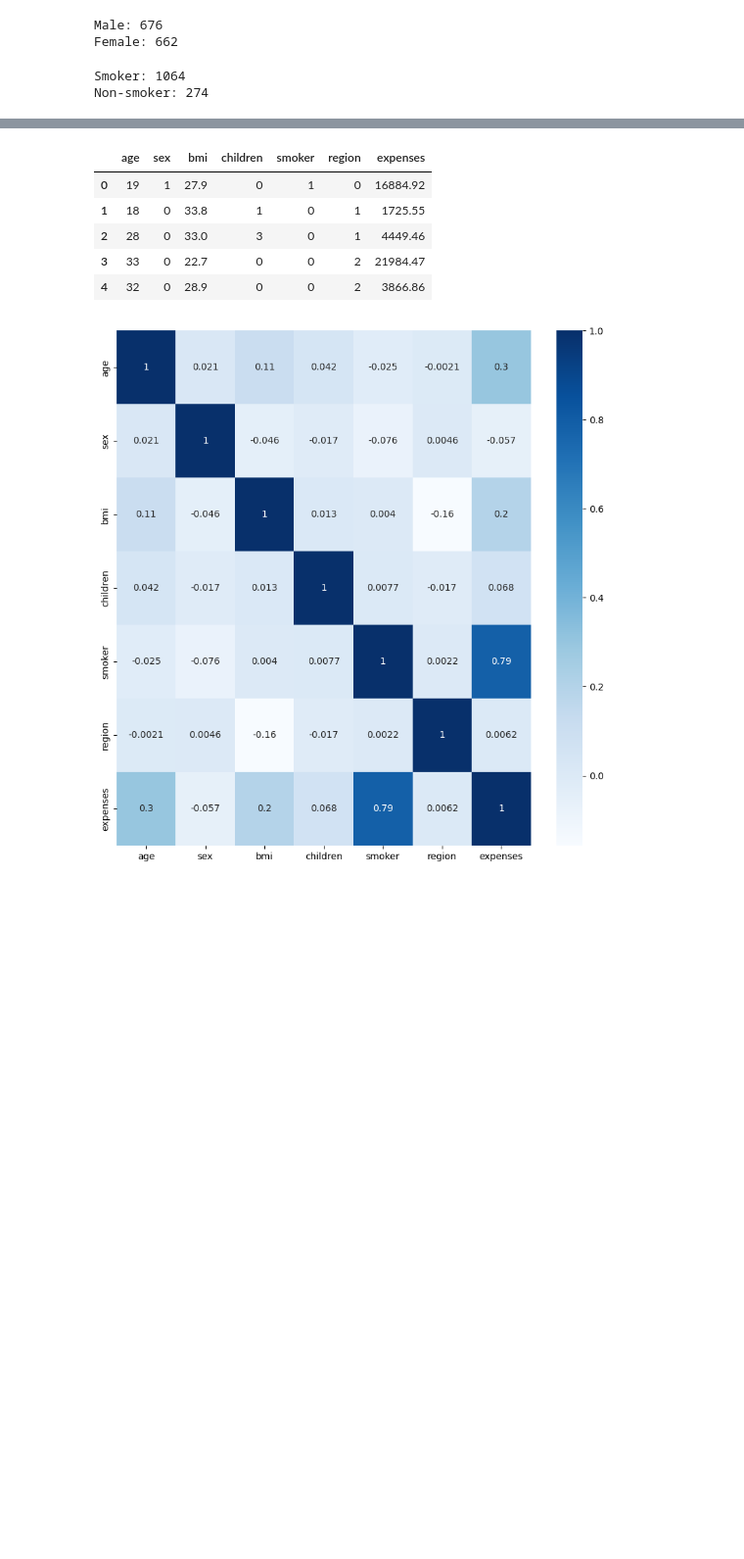
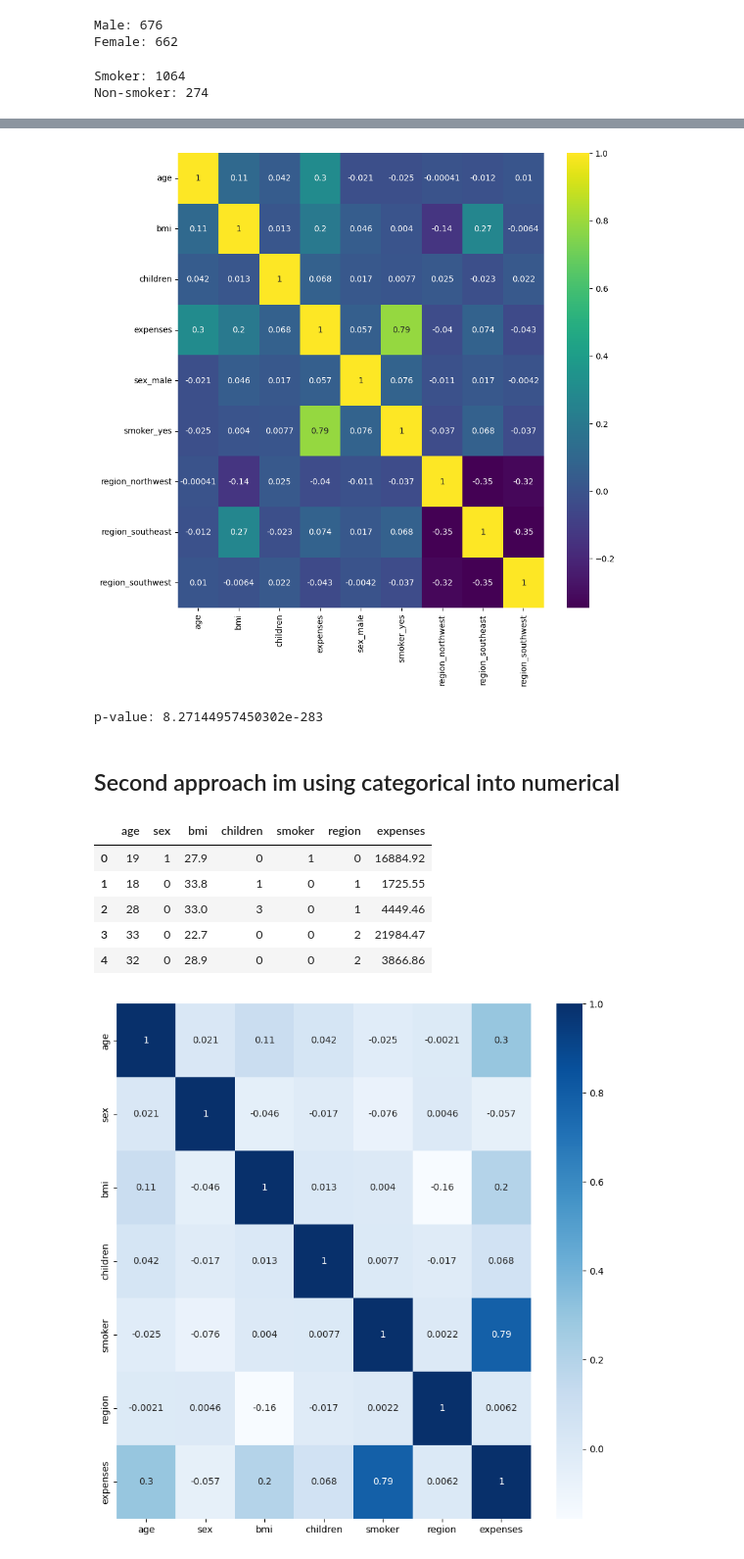
Before and after one commit to abhinowo/LP-DA, a Jupyter notebook: insuranceSeries/lp-1/premiumPrediction.ipynb, the cells around one changed output, grey strips where cells are left out. Shown at 98% size. Cells and saved outputs as stored; diff of their text form; code cells hidden in the pictures; blank space fills up the shorter version.

```diff
--- a/insuranceSeries/lp-1/premiumPrediction.ipynb
+++ b/insuranceSeries/lp-1/premiumPrediction.ipynb
@@ -88,0 +111,5 @@ Non-smoker: 274
+# %%
+# one hot encoding for categorical columns
+
+df_oh = pd.get_dummies(df, drop_first=True)
+df_oh.head()
@@ -89,3 +123,31 @@ Non-smoker: 274
+# %%
+# let see the correlation of each column with each other
+
+plt.figure(figsize=(10, 10))
+sns.heatmap(df_oh.corr(), annot=True, cmap='viridis')
+plt.show()
+# %% [output]
+[figure, added]
+# %%
+# find the annova test, using hypothesis testing
+
+# H0: There is no significant difference between smoker and non-smoker
+# H1: There is significant difference between smoker and non-smoker
+
+# p-value is less than 0.05, so we reject the null hypothesis and accept the alternate hypothesis
+# find the annova test
+
+from scipy.stats import f_oneway
+
+smoker = df_oh[df_oh['smoker_yes'] == 1]['expenses']
+non_smoker = df_oh[df_oh['smoker_yes'] == 0]['expenses']
+
+f_oneway(smoker, non_smoker)
+print('p-value:', f_oneway(smoker, non_smoker)[1])
+# %% [output]
+p-value: 8.27144957450302e-283
+# %% [markdown]
+## Second approach im using categorical into numerical
 # %%
 # make sex and smoker column to numeric
 
```
Also changed, not shown: parts of 15 cells of this notebook, 1 other file.
